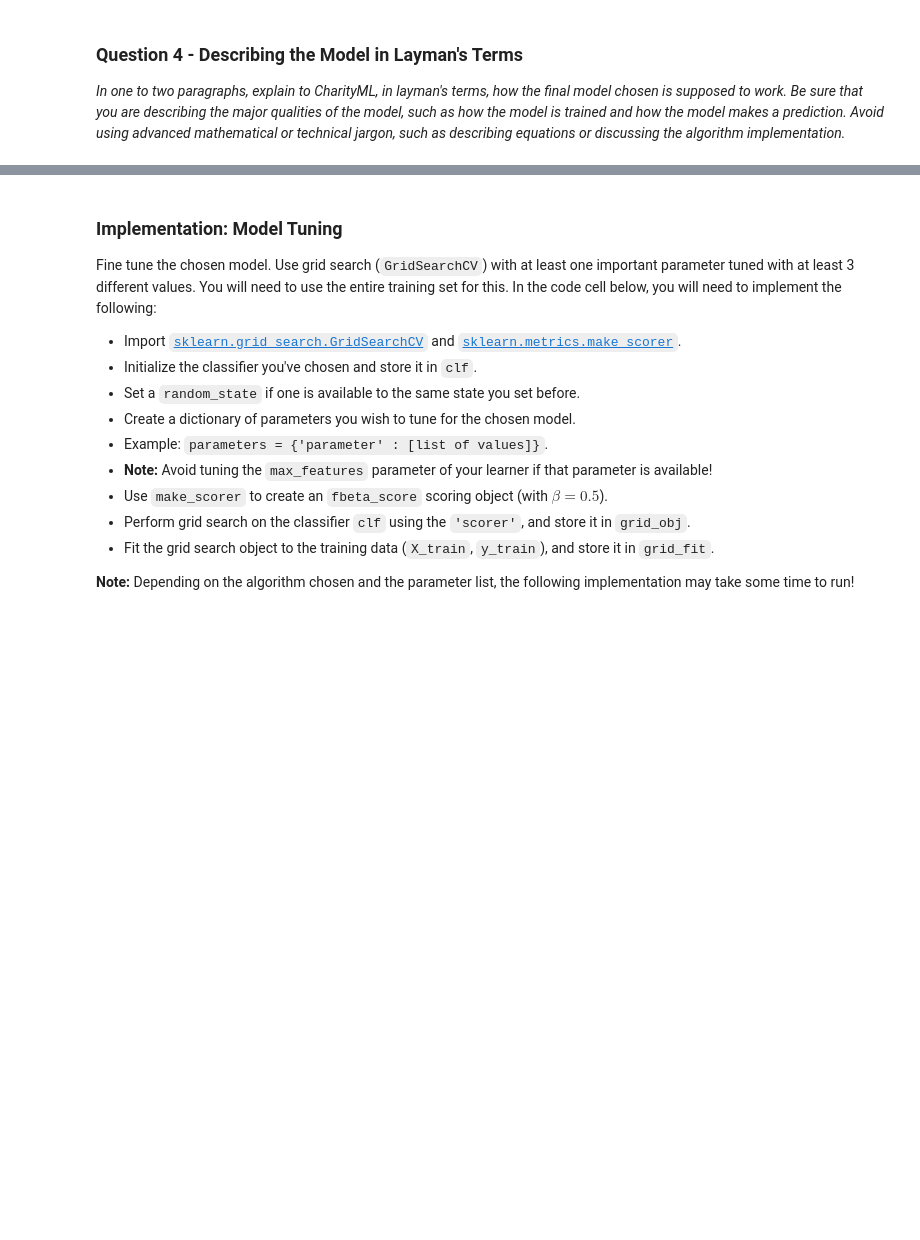
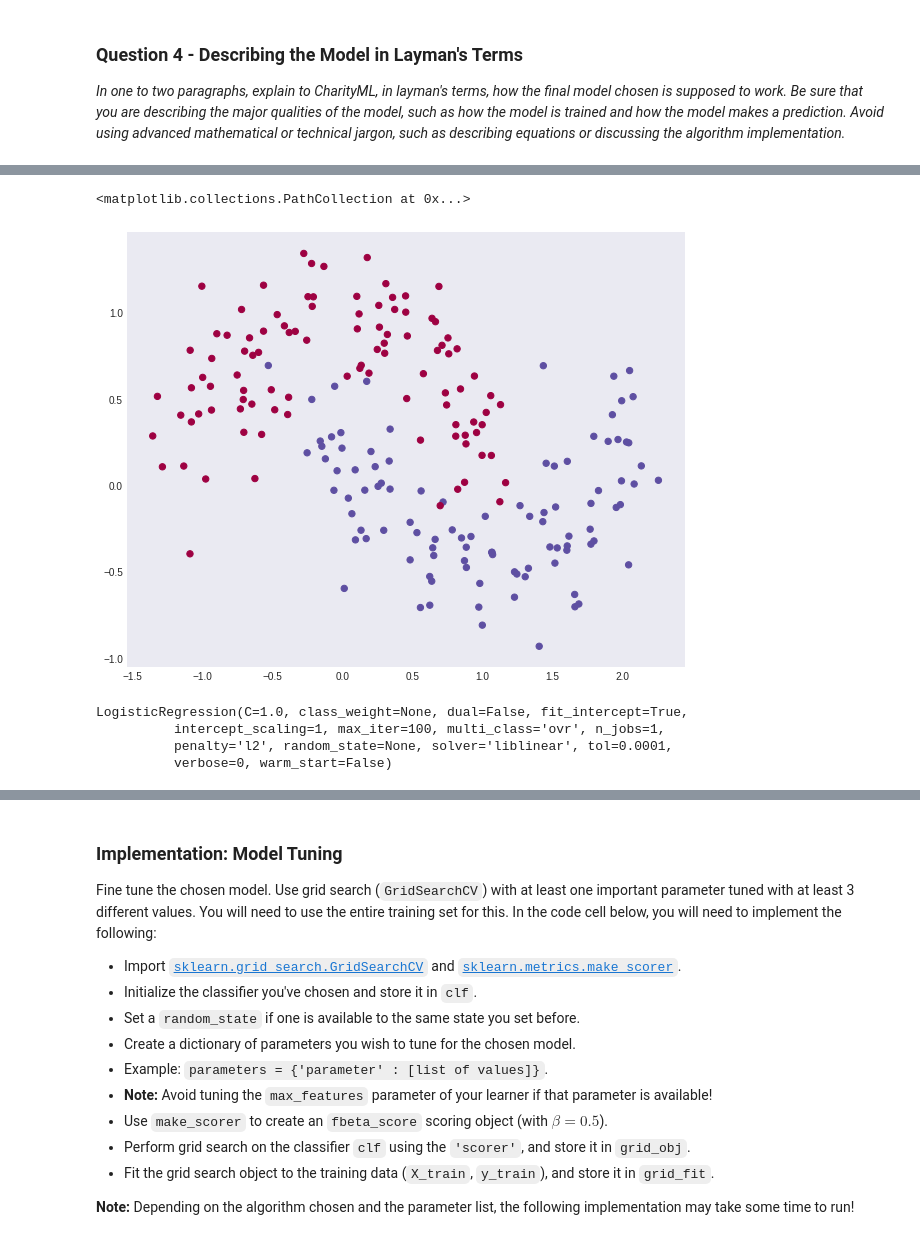
Before and after one commit to N00bsie/machine-learning, a Jupyter notebook: projects/finding_donors/finding_donors.ipynb, the cells around one changed output, grey strips where cells are left out. Cells and saved outputs as stored; diff of their text form; code cells hidden in the pictures; blank space fills up the shorter version.

```diff
--- a/projects/finding_donors/finding_donors.ipynb
+++ b/projects/finding_donors/finding_donors.ipynb
@@ -391,0 +412,39 @@ In this final section, you will choose from the three supervised learning models
+# %%
+# Package imports
+
+import matplotlib.pyplot as plt
+import numpy as np
+import sklearn as sklearn
+import sklearn.datasets as datasets
+import sklearn.linear_model
+import matplotlib
+from mlxtend.plotting import plot_decision_regions
+
+# Display all the plots inline and change the default figure size
+%matplotlib inline
+
+# Uncomment this if you want to change the style of your plot
+#print(plt.style.available)
+
+# Use from the styles available
+plt.style.use('seaborn-dark')
+matplotlib.rcParams['figure.figsize'] = (10.0,8.0)
+
+
+# Generate a random dataset and plot it
+np.random.seed(0)
+X, y = datasets.make_moons(200, noise=0.20)
+plt.scatter(X[:,0],X[:,1],c=y,s=40,cmap=plt.cm.Spectral)
+# %% [output]
+<matplotlib.collections.PathCollection at 0x...>
+[figure, added]
+# %%
+#Train a logistic regression classifier
+
+clf = sklearn.linear_model.LogisticRegression()
+clf.fit(X,y)
+# %% [output]
+LogisticRegression(C=1.0, class_weight=None, dual=False, fit_intercept=True,
+          intercept_scaling=1, max_iter=100, multi_class='ovr', n_jobs=1,
+          penalty='l2', random_state=None, solver='liblinear', tol=0.0001,
+          verbose=0, warm_start=False)
```
Also changed, not shown: parts of 22 cells of this notebook, 4 other files.
